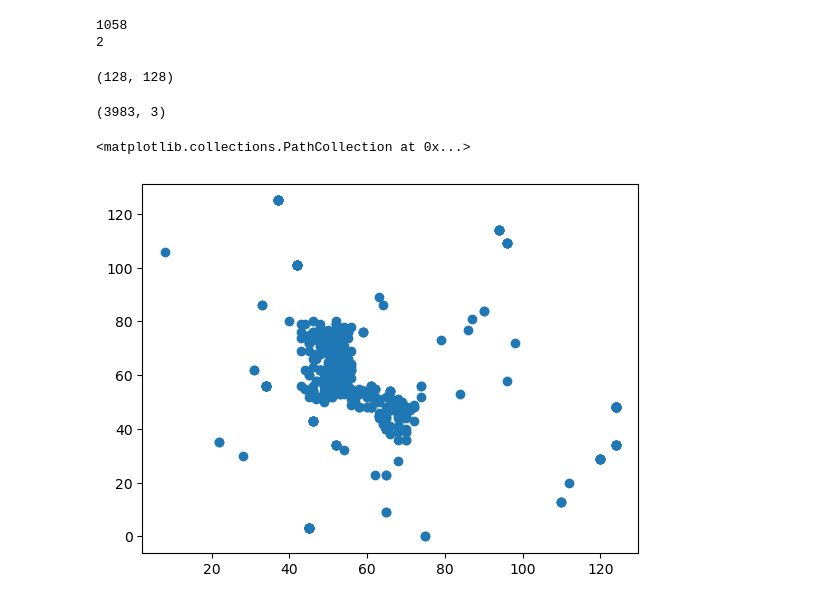
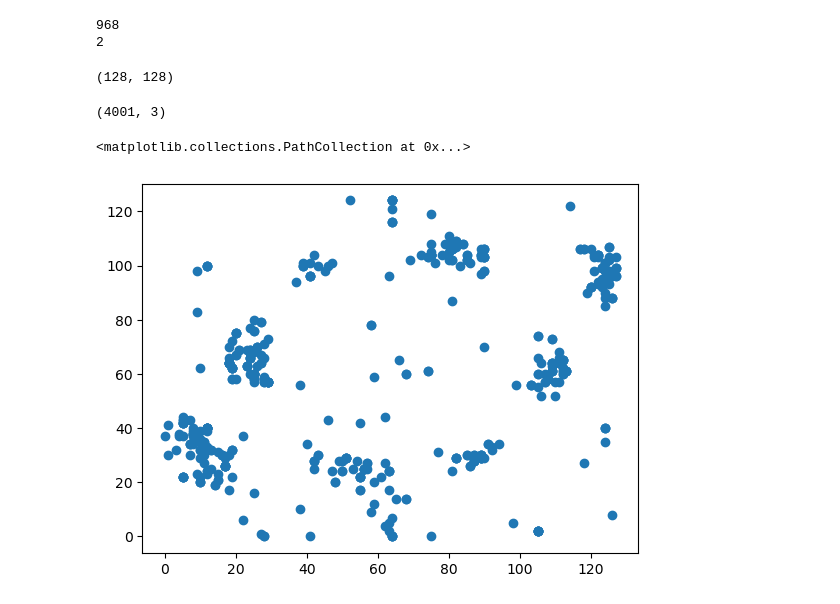
Before and after one commit to AdvancedResearchInnovationCenter/TactiGraph, a Jupyter notebook: src/bristol_spiking.ipynb, the cells around one changed output. Cells and saved outputs as stored; diff of their text form; code cells hidden in the pictures.

```diff
--- a/src/bristol_spiking.ipynb
+++ b/src/bristol_spiking.ipynb
@@ -2,7 +2,7 @@
 import pickle
 import numpy as np
 
-infile = open('../data/etc/bristol_edge/Data/tap_data/data_pose_1_trial_10.pickle','rb')
+infile = open('../data/etc/bristol_edge/Data/tap_data/data_pose_9_trial_10.pickle','rb')
 data = pickle.load(infile)
 
 max_t = 0
@@ -19,7 +19,7 @@ for d in data:
 print(max_t)
 print(min_t)
 # %% [output]
-1058
+968
 2
 # %%
 data.shape
@@ -38,10 +38,10 @@ a = a[a[:, -1].argsort()]
 # %%
 a.shape
 # %% [output]
-(3983, 3)
+(4001, 3)
 # %%
 import matplotlib.pyplot as plt
-plt.scatter(*a[:500, :2].T)
+plt.scatter(*a[-500:, :2].T)
 # %% [output]
 <matplotlib.collections.PathCollection at 0x...>
-[figure, old version]
+[figure, new version]
```
Also changed, not shown: 3 other files.
